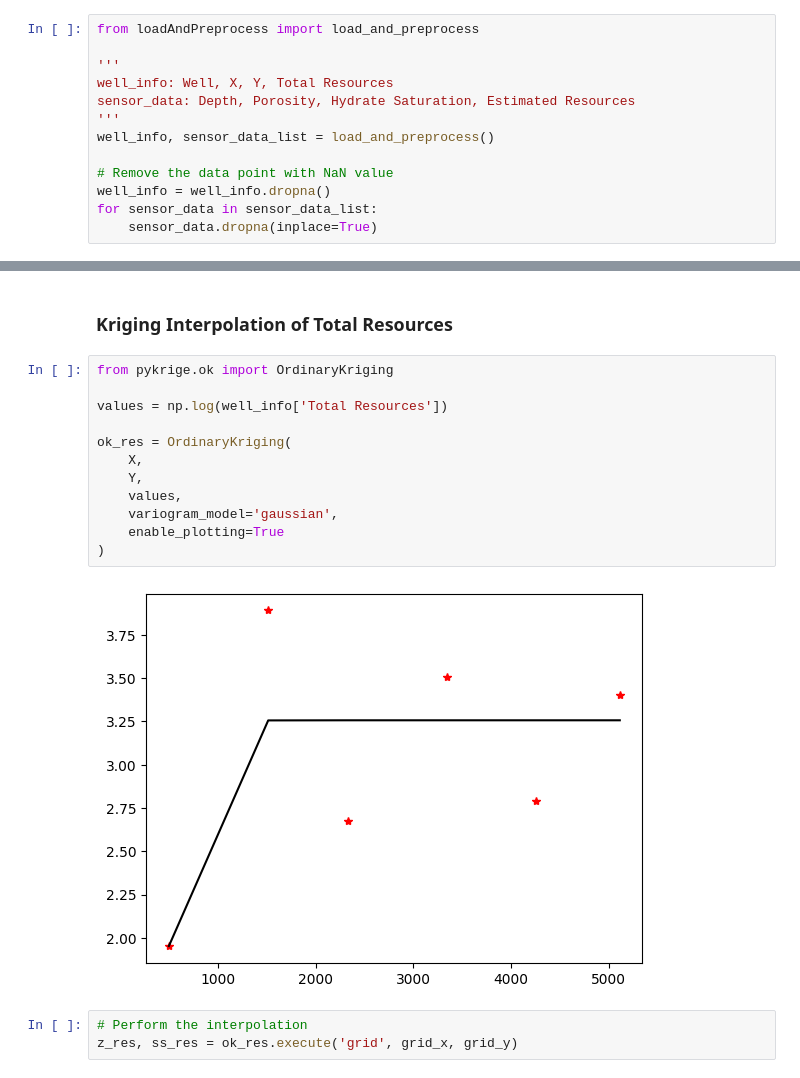
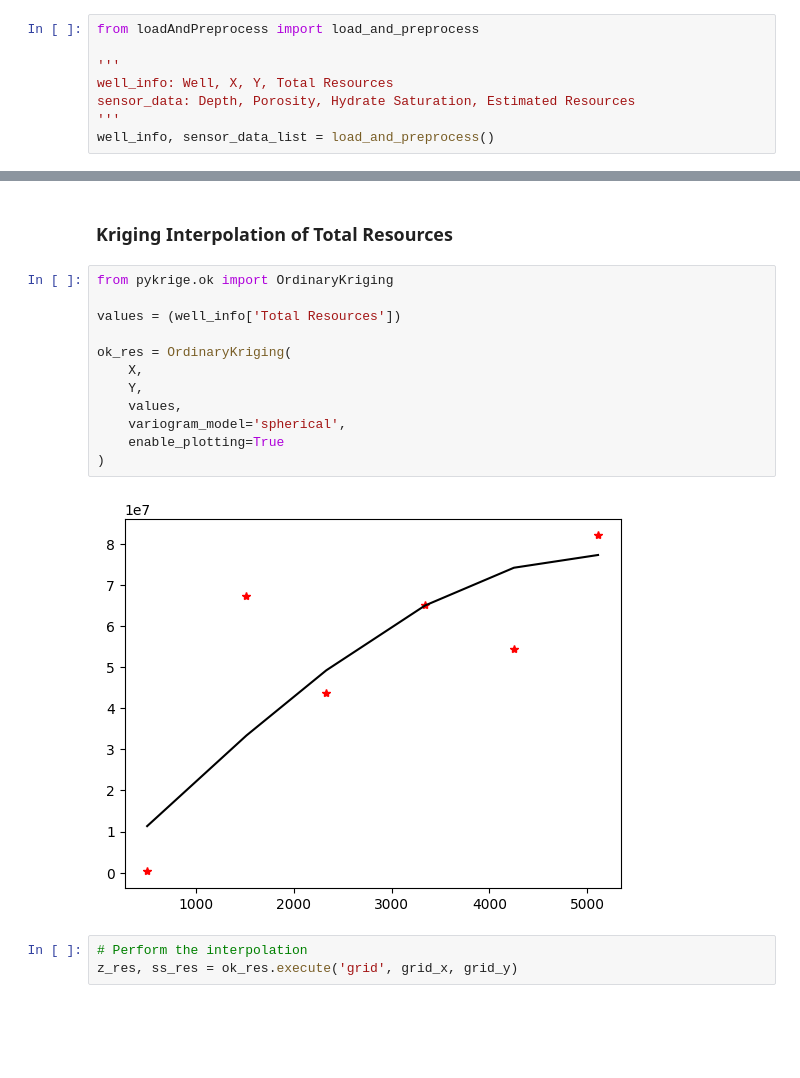
Before and after one commit to zivmax/model-2024c, a Jupyter notebook: code/kriging2D.ipynb, the cells around one changed output, grey strips where cells are left out. Saved outputs shown, nothing was run; the diff lists cells and outputs as text; blank space fills up the shorter version.

```diff
--- a/code/kriging2D.ipynb
+++ b/code/kriging2D.ipynb
@@ -15,11 +15,6 @@ well_info: Well, X, Y, Total Resources
 sensor_data: Depth, Porosity, Hydrate Saturation, Estimated Resources
 '''
 well_info, sensor_data_list = load_and_preprocess()
-
-# Remove the data point with NaN value
-well_info = well_info.dropna()
-for sensor_data in sensor_data_list:
-    sensor_data.dropna(inplace=True)
 # %% [markdown]
 # Kriging 2D Interpolation
 # %%
@@ -34,17 +29,17 @@ grid_y = np.arange(min(Y)-200, max(Y)+200, 2.0)
 # %%
 from pykrige.ok import OrdinaryKriging
 
-values = np.log(well_info['Total Resources'])
+values = (well_info['Total Resources'])
 
 ok_res = OrdinaryKriging(
     X,
     Y,
     values,
-    variogram_model='gaussian',
+    variogram_model='spherical',
     enable_plotting=True
 )
 # %% [output]
-[figure, old version]
+[figure, new version]
 # %%
 # Perform the interpolation
 z_res, ss_res = ok_res.execute('grid', grid_x, grid_y)
```
Also changed, not shown: parts of 2 cells of this notebook, 18 other files.
